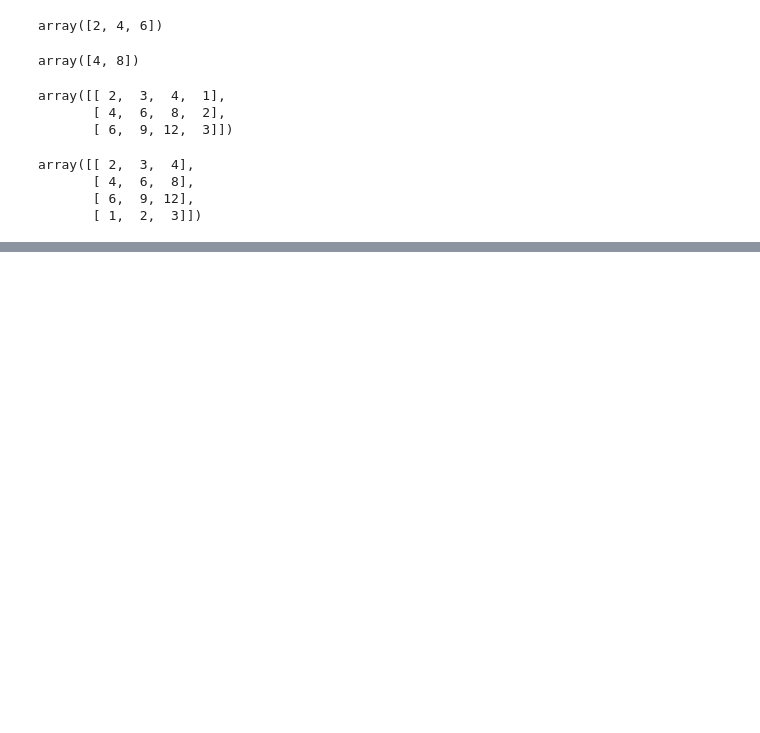
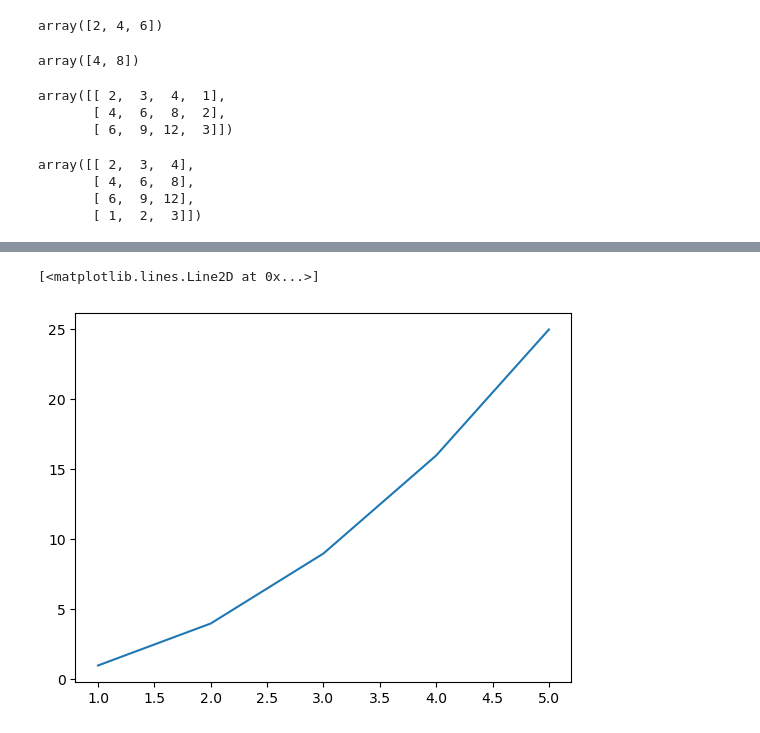
Before and after one commit to Erick11293/repo-intro, a Jupyter notebook: notebooks/Objetos básicos.ipynb, the cells around one changed output, grey strips where cells are left out. Saved outputs shown, nothing was run; the diff lists cells and outputs as text; code cells hidden in the pictures; blank space fills up the shorter version.

```diff
--- a/notebooks/Objetos básicos.ipynb
+++ b/notebooks/Objetos básicos.ipynb
@@ -3,8 +3,8 @@
 # %% [markdown]
 #### Manejo de listas
 # %%
-x = [1,2,3]
-y = [4]
+x = [1,2,3, 'a']
+y = [4, lambda a : a**2]
 # %%
 x + y
 # %% [output]
@@ -332,0 +443,5 @@ array([[ 2,  3,  4],
+# %%
+fxgraf = lambda y: y**2
+# %%
+x = [1,2,3,4,5]
+y = [fxgraf(x_) for x_ in x]
@@ -332,0 +450,5 @@ array([[ 2,  3,  4],
+# %%
+plt.plot(x,y)
+# %% [output]
+[<matplotlib.lines.Line2D at 0x...>]
+[figure, added]
```
Also changed, not shown: parts of 36 cells of this notebook, 3 other files.
